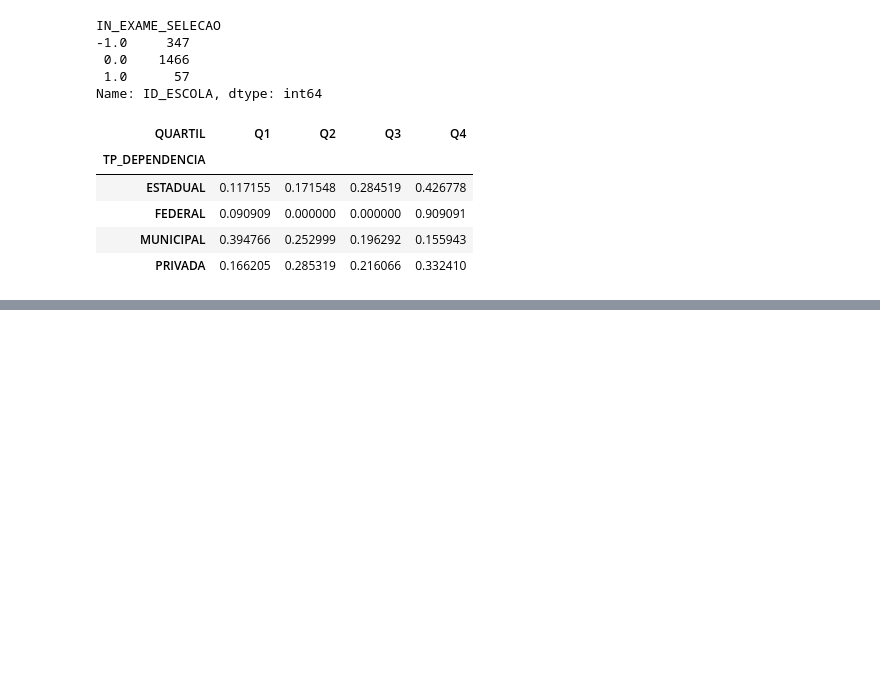
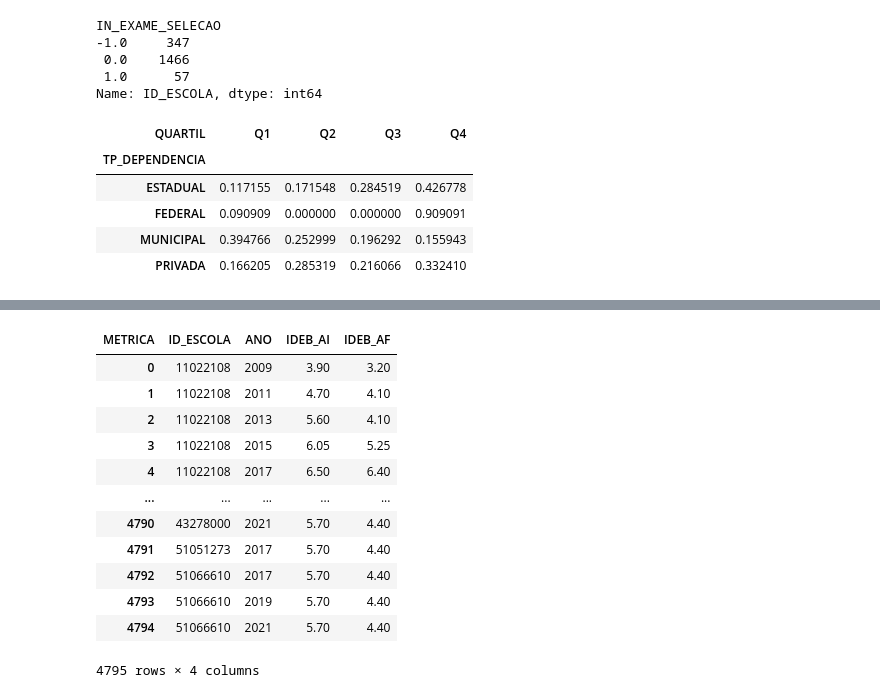
Before and after one commit to wendellbarcelos/Ciencia-de-dados-2022, a Jupyter notebook: Ciencia_de_dados_2022_exercicios.ipynb, the cells around one changed output, grey strips where cells are left out. Drawn from its saved outputs; the diff is of its cells as text; code cells hidden in the pictures; blank space fills up the shorter version.

```diff
--- a/Ciencia_de_dados_2022_exercicios.ipynb
+++ b/Ciencia_de_dados_2022_exercicios.ipynb
@@ -3713,0 +3878,19 @@ pv.divide(pv.sum(axis=1), axis=0)
+# %%
+(  ## Usando interpolate para substituir os valores nulos, porem ele pega todos os valores e adiciona o valor anterior, não sendo o mais correto
+    df_ideb.reindex(columns=['ID_ESCOLA', 'ANO', 'IDEB_AI', 'IDEB_AF'])
+    .interpolate()
+)
+# %% [output]
+| METRICA | ID_ESCOLA | ANO | IDEB_AI | IDEB_AF |
+| 0 | 11022108 | 2009 | 3.90 | 3.20 |
+| 1 | 11022108 | 2011 | 4.70 | 4.10 |
+| 2 | 11022108 | 2013 | 5.60 | 4.10 |
+| 3 | 11022108 | 2015 | 6.05 | 5.25 |
+| 4 | 11022108 | 2017 | 6.50 | 6.40 |
+| ... | ... | ... | ... | ... |
+| 4790 | 43278000 | 2021 | 5.70 | 4.40 |
+| 4791 | 51051273 | 2017 | 5.70 | 4.40 |
+| 4792 | 51066610 | 2017 | 5.70 | 4.40 |
+| 4793 | 51066610 | 2019 | 5.70 | 4.40 |
+| 4794 | 51066610 | 2021 | 5.70 | 4.40 |
+4795 rows × 4 columns
```
Also changed, not shown: parts of 9 cells of this notebook.
